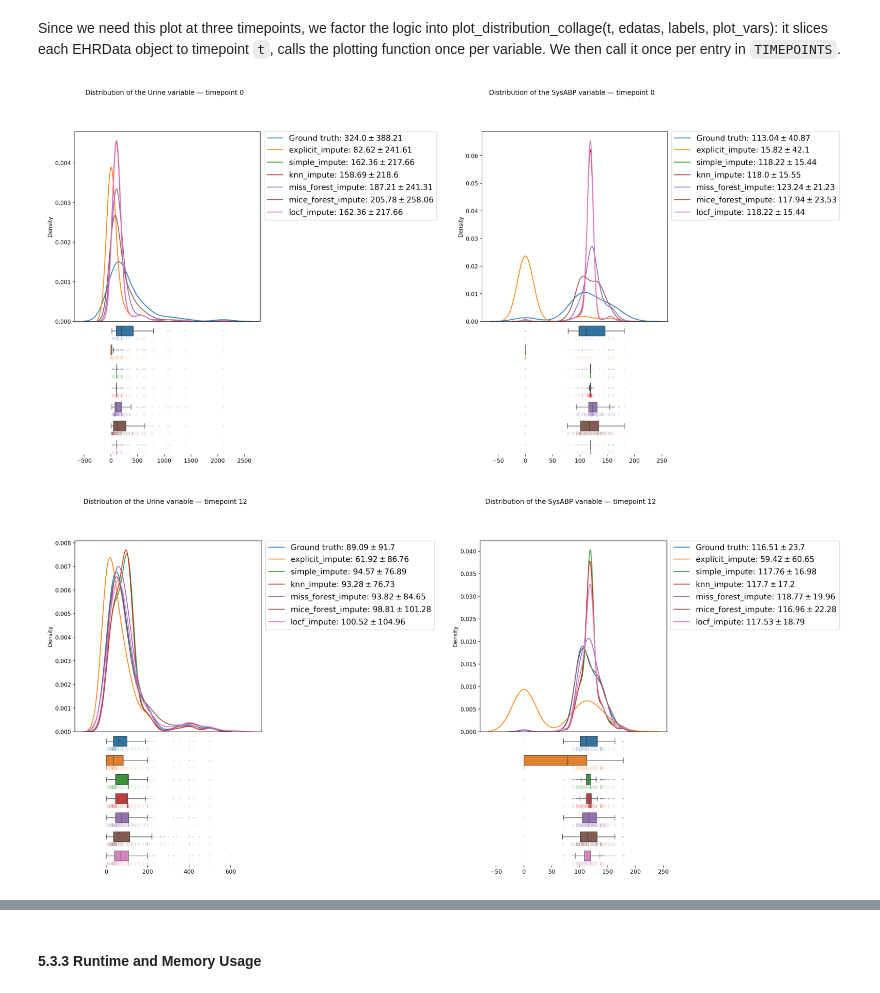
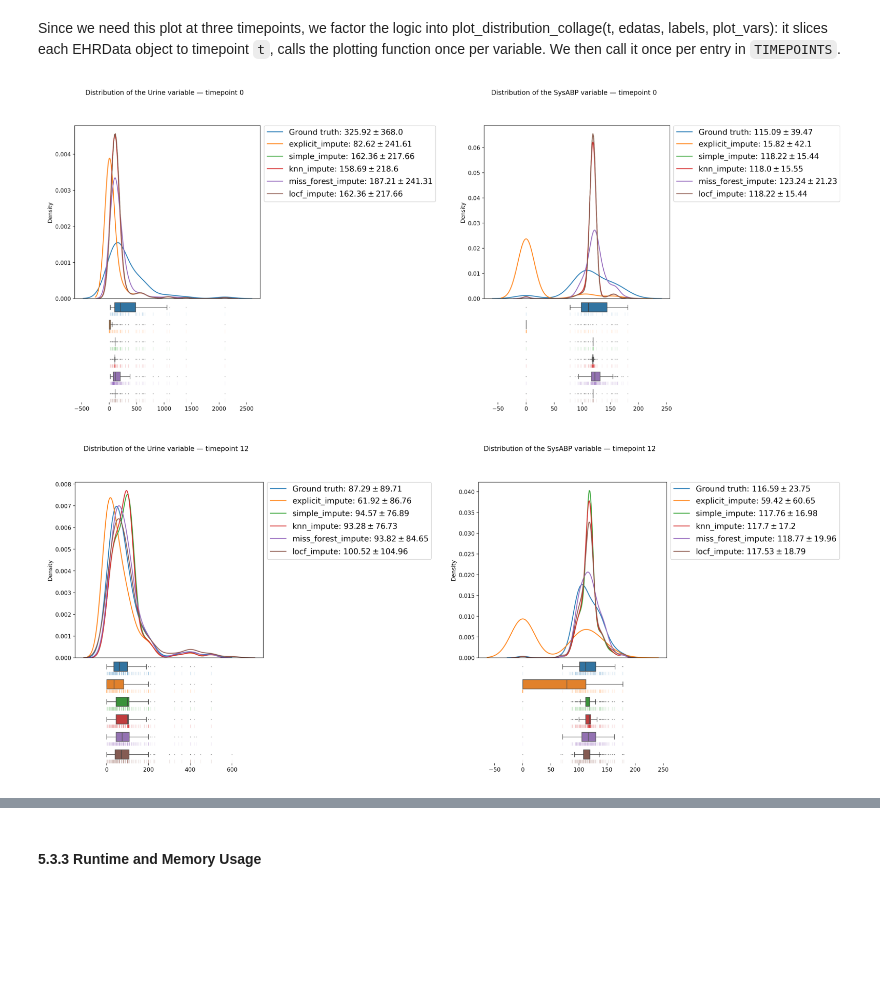
Before and after one commit to theislab/ehrapy-tutorials, a Jupyter notebook: imputation_nb.ipynb, the cells around one changed output, grey strips where cells are left out. Drawn from its saved outputs; the diff is of its cells as text; code cells hidden in the pictures; blank space fills up the shorter version.

Commit message:
remove mice from notebook, rerun nb and regenerate figures

```diff
--- a/imputation_nb.ipynb
+++ b/imputation_nb.ipynb
@@ -280,40 +265,40 @@ def plot_distribution_collage(t, edatas, labels, plot_vars):
         plt.close(fig)
         buf.seek(0)
         tile_images.append(plt.imread(buf))
 
     # Size the collage to fill the notebook width, using each tile's actual
     # pixel aspect ratio so images aren't padded with whitespace or distorted.
     n_cols = len(tile_images)
     total_width = 16  # inches
     tile_width = total_width / n_cols
     tile_height = tile_width / (tile_images[0].shape[1] / tile_images[0].shape[0])
 
     collage_fig, collage_axes = plt.subplots(1, n_cols, squeeze=False, figsize=(total_width, tile_height))
     for ax, img in zip(collage_axes[0], tile_images):
         ax.imshow(img)
         ax.axis("off")
     collage_fig.subplots_adjust(wspace=0)
     collage_fig.tight_layout()
     plt.show()
 
 
 # `edata_bench` holds the masked layer, so the ground-truth reference has to be
 # rebuilt from the unmasked `full_layer` saved in Section 5.1.
 edata_truth = edata_bench.copy()
 edata_truth.layers["tem_data"] = full_layer.copy()
 
 BENCH_LABELS = ["Ground truth", "explicit_impute", "simple_impute", "knn_impute",
-                "miss_forest_impute", "mice_forest_impute", "locf_impute"]
+                "miss_forest_impute", "locf_impute"]
 BENCH_EDATAS = [edata_truth, edata_explicit, edata_simple, edata_knn,
-                 edata_miss_forest, edata_mice_forest, edata_locf]
+                 edata_miss_forest, edata_locf]
 
 plot_distribution_collage(TIMEPOINTS[0], BENCH_EDATAS, BENCH_LABELS, PLOT_VARS)
 # %% [output]
-[figure, old version]
+[figure, new version]
 # %%
 plot_distribution_collage(TIMEPOINTS[1], BENCH_EDATAS, BENCH_LABELS, PLOT_VARS)
 # %% [output]
-[figure, old version]
+[figure, new version]
 # %%
 plot_distribution_collage(TIMEPOINTS[2], BENCH_EDATAS, BENCH_LABELS, PLOT_VARS)
 # %% [output]
```
Also changed, not shown: parts of 18 cells of this notebook, 9 other files.
